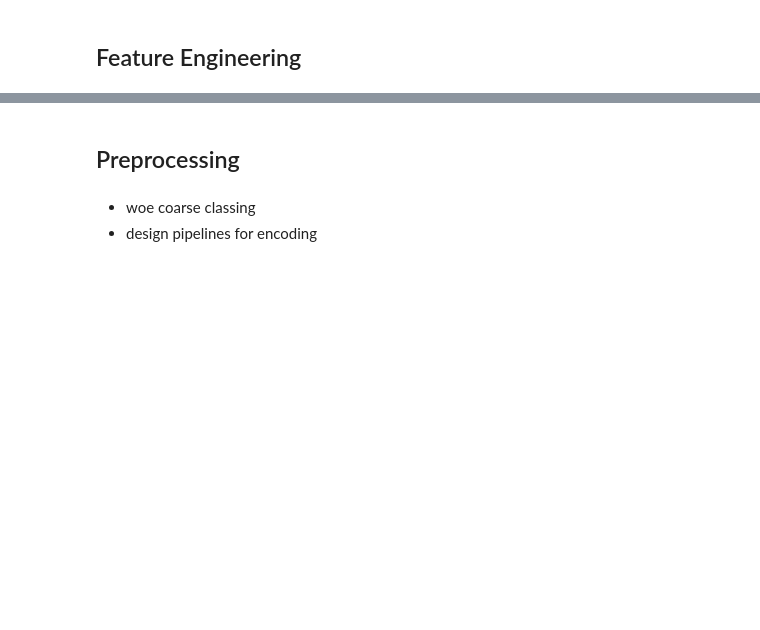
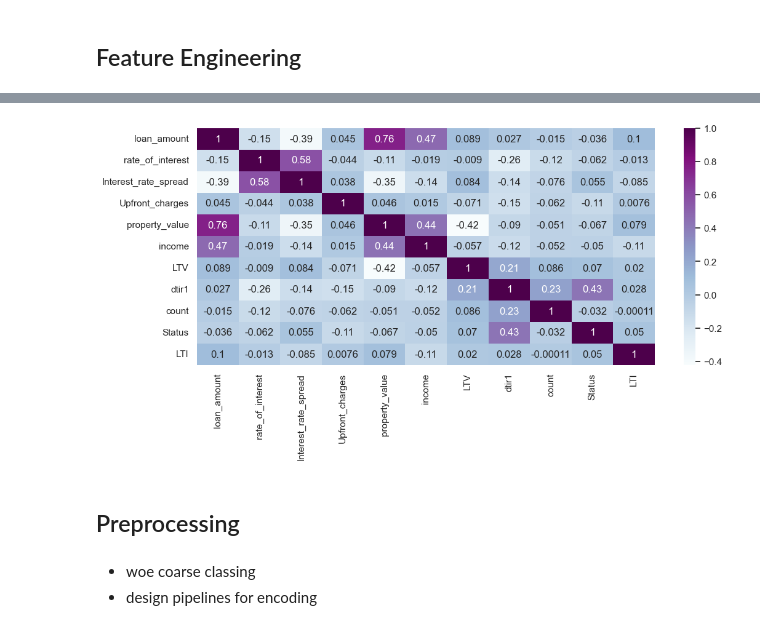
Before and after one commit to ethanhopkins101/DataScience-Projects, a Jupyter notebook: credit_card_customers/loan_default.ipynb, the cells around one changed output, grey strips where cells are left out. Saved outputs shown, nothing was run; the diff lists cells and outputs as text; code cells hidden in the pictures; blank space fills up the shorter version.

```diff
--- a/credit_card_customers/loan_default.ipynb
+++ b/credit_card_customers/loan_default.ipynb
@@ -1018,12 +1012,17 @@ outlier_indicies= []
 # LTV beyond the 100%
 mask= df['LTV'] > 105
 outlier_indicies.extend(df.loc[mask, 'LTV'].index)
-# income above 400k
+# income above 400k or 0
 outlier_indicies.extend(df[df['income']>400_000].index)
+outlier_indicies.extend(df[df['income'] == 0].index)
 # loan_amount above 3.2M
 outlier_indicies.extend(df[df['loan_amount']>3200_000].index)
 # interest rate of 0
-outlier_indicies.extend(df[df['rate_of_interest'] == 0])
+outlier_indicies.extend(df[df['rate_of_interest'] == 0].index)
+# upfront charges > 40k
+outlier_indicies.extend(df[df['Upfront_charges']> 40_000].index)
+# property value > 10M
+outlier_indicies.extend(df[df['property_value']> 10_000_000].index)
 # %%
 df= df.drop(list(set(outlier_indicies)))
 # %%
@@ -1048,0 +1046,3 @@ df[df['rate_of_interest']==0]
+# %%
+df_fe= df.copy()
+df_fe['LTI']= df_fe['loan_amount']/df_fe['income']
@@ -1048,0 +1089,6 @@ df[df['rate_of_interest']==0]
+# %%
+plt.figure(figsize= (12, 5))
+sns.heatmap(df_fe.select_dtypes(include= 'number').corr(), cmap= 'BuPu', annot= True)
+plt.show()
+# %% [output]
+[figure, added]
```
Also changed, not shown: parts of 11 cells of this notebook.
